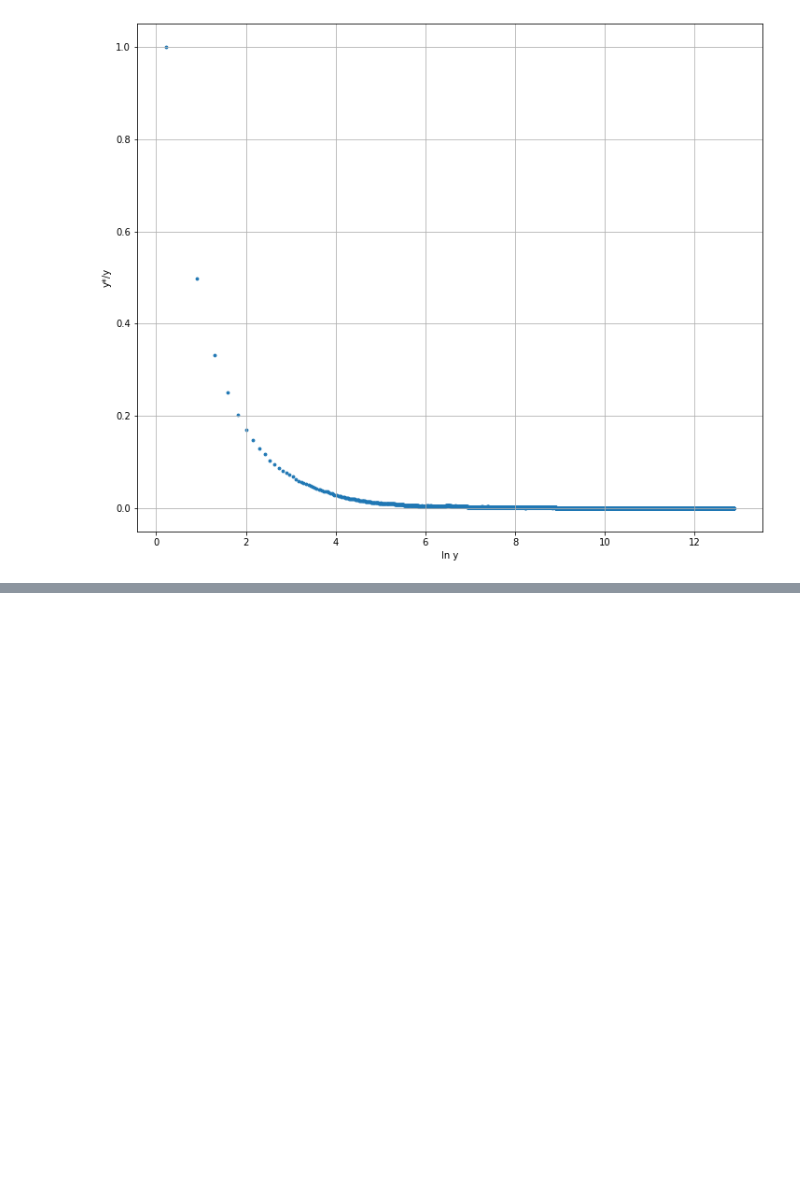
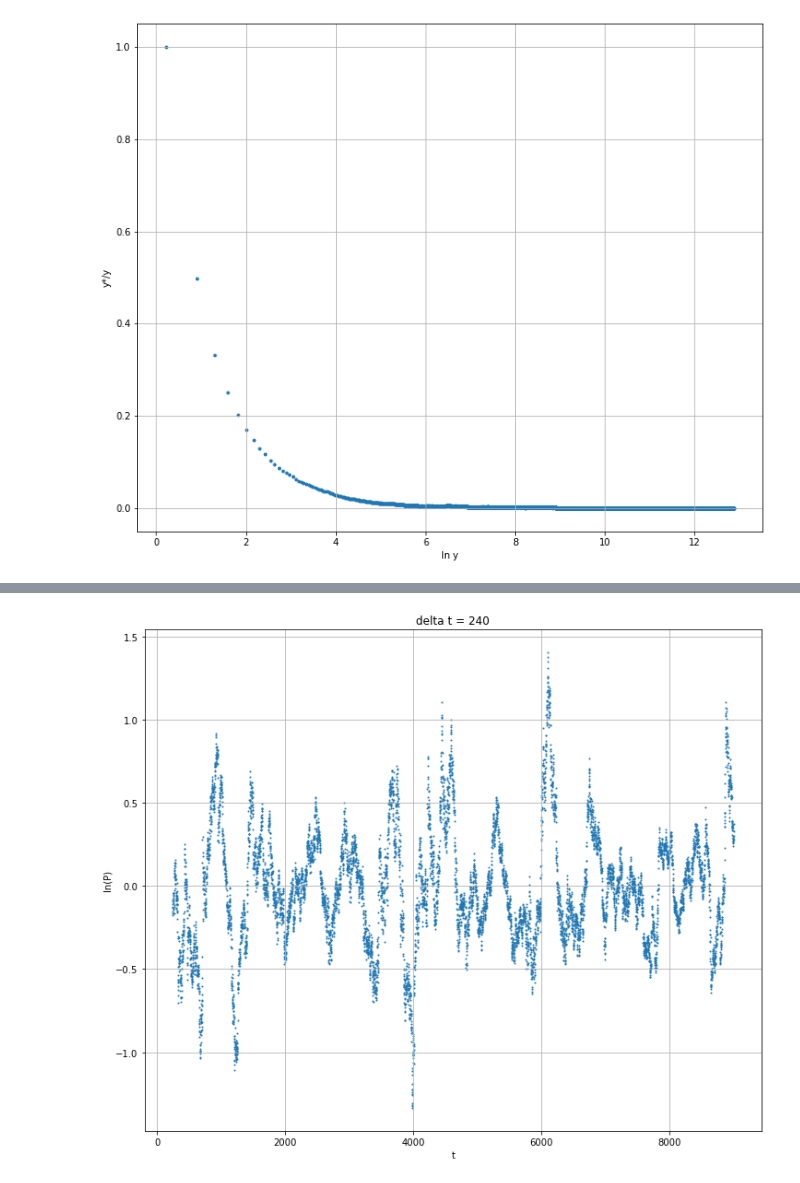
Before and after one commit to ValeriaGruzilova/-, a Jupyter notebook: Disney_analisys.ipynb, the cells around one changed output, grey strips where cells are left out. Cells and saved outputs as stored; diff of their text form; code cells hidden in the pictures; blank space fills up the shorter version.

```diff
--- a/Disney_analisys.ipynb
+++ b/Disney_analisys.ipynb
@@ -247,0 +299,12 @@ plt.ylabel('ln( ln(y_inf / y) )');
+# %%
+P = (disney.Close.shift(delta_t) * disney.Close.shift(-delta_t)) / disney.Close**2
+disney['ln_P'] = np.log(P)
+# %%
+plt.figure(figsize=(12, 10))
+plt.scatter(disney.t, disney.ln_P, s=1)
+plt.grid()
+plt.xlabel('t')
+plt.ylabel('ln(P)')
+plt.title('delta t = ' + str(delta_t));
+# %% [output]
+[figure, added]
```
Also changed, not shown: parts of 20 cells of this notebook, 28 other files.
